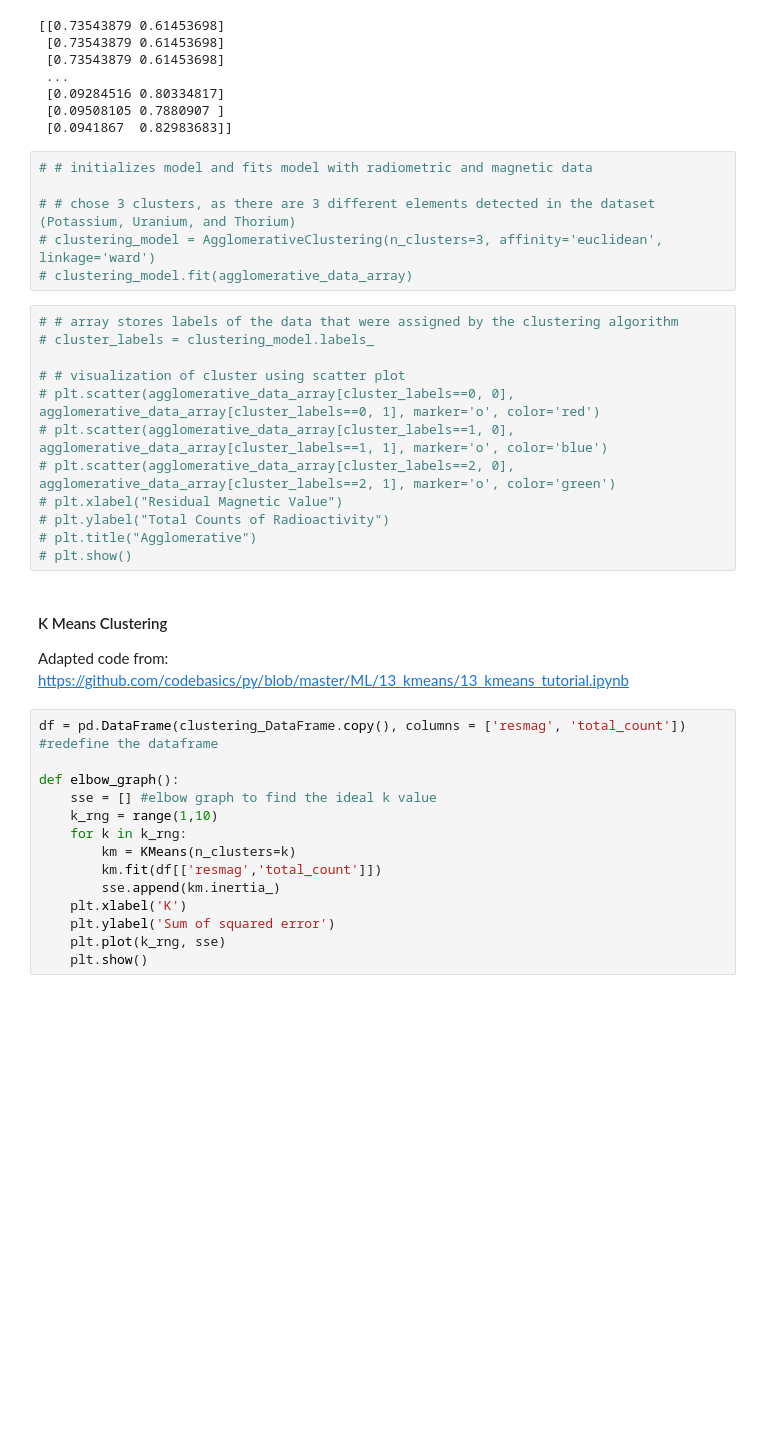
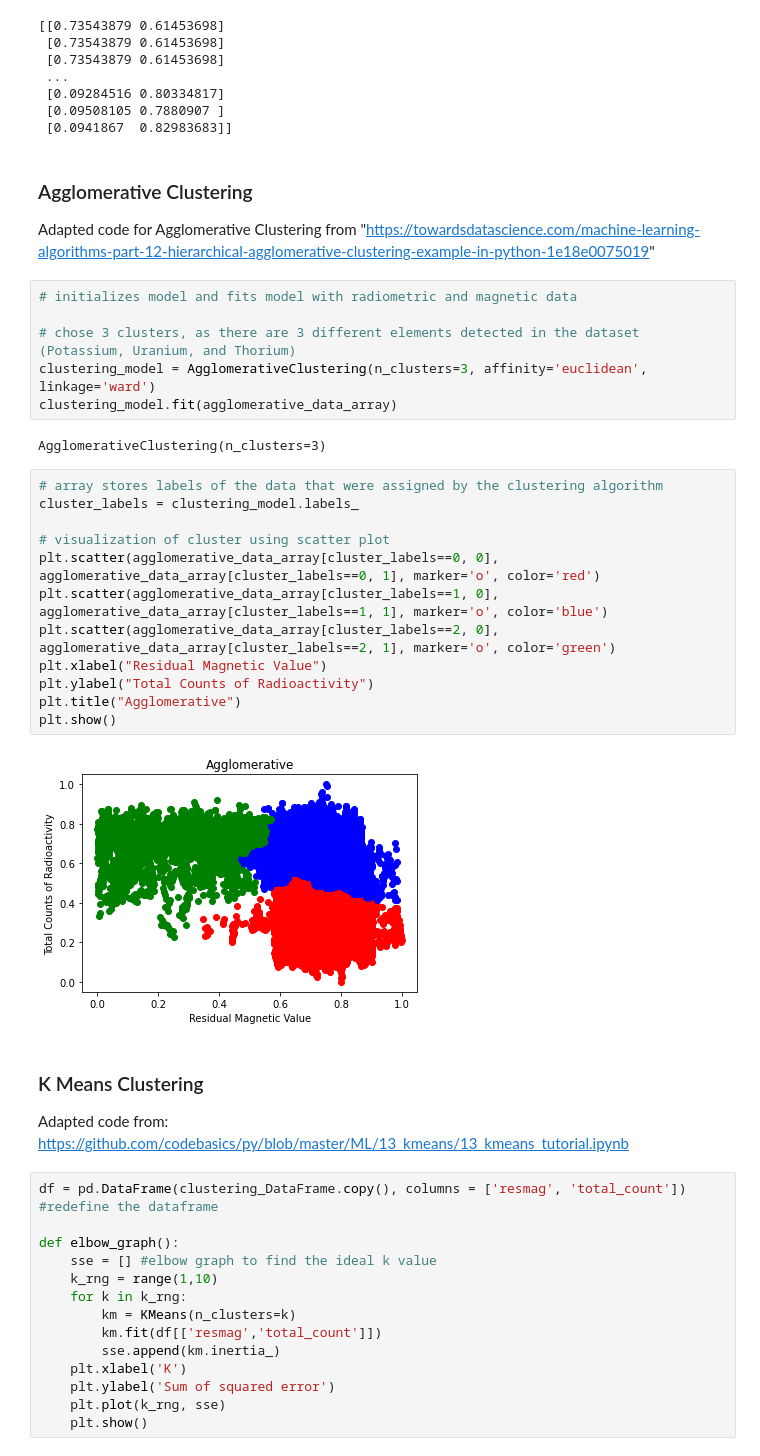
Before and after one commit to malbert131/FRI_Group_4_Project, a Jupyter notebook: main.ipynb, the cells around one changed output. Saved outputs shown, nothing was run; the diff lists cells and outputs as text; blank space fills up the shorter version.

```diff
--- a/main.ipynb
+++ b/main.ipynb
@@ -288,26 +293,34 @@ print(agglomerative_data_array)
  [0.09284516 0.80334817]
  [0.09508105 0.7880907 ]
  [0.0941867  0.82983683]]
+# %% [markdown]
+### Agglomerative Clustering
+
+Adapted code for Agglomerative Clustering from "https://towardsdatascience.com/machine-learning-algorithms-part-12-hierarchical-agglomerative-clustering-example-in-python-1e18e0075019"
 # %%
-# # initializes model and fits model with radiometric and magnetic data
+# initializes model and fits model with radiometric and magnetic data
 
-# # chose 3 clusters, as there are 3 different elements detected in the dataset (Potassium, Uranium, and Thorium)
-# clustering_model = AgglomerativeClustering(n_clusters=3, affinity='euclidean', linkage='ward')
-# clustering_model.fit(agglomerative_data_array)
+# chose 3 clusters, as there are 3 different elements detected in the dataset (Potassium, Uranium, and Thorium)
+clustering_model = AgglomerativeClustering(n_clusters=3, affinity='euclidean', linkage='ward')
+clustering_model.fit(agglomerative_data_array)
+# %% [output]
+AgglomerativeClustering(n_clusters=3)
 # %%
-# # array stores labels of the data that were assigned by the clustering algorithm
-# cluster_labels = clustering_model.labels_
+# array stores labels of the data that were assigned by the clustering algorithm
+cluster_labels = clustering_model.labels_
 
-# # visualization of cluster using scatter plot
-# plt.scatter(agglomerative_data_array[cluster_labels==0, 0], agglomerative_data_array[cluster_labels==0, 1], marker='o', color='red')
-# plt.scatter(agglomerative_data_array[cluster_labels==1, 0], agglomerative_data_array[cluster_labels==1, 1], marker='o', color='blue')
-# plt.scatter(agglomerative_data_array[cluster_labels==2, 0], agglomerative_data_array[cluster_labels==2, 1], marker='o', color='green')
-# plt.xlabel("Residual Magnetic Value")
-# plt.ylabel("Total Counts of Radioactivity")
-# plt.title("Agglomerative")
-# plt.show()
+# visualization of cluster using scatter plot
+plt.scatter(agglomerative_data_array[cluster_labels==0, 0], agglomerative_data_array[cluster_labels==0, 1], marker='o', color='red')
+plt.scatter(agglomerative_data_array[cluster_labels==1, 0], agglomerative_data_array[cluster_labels==1, 1], marker='o', color='blue')
+plt.scatter(agglomerative_data_array[cluster_labels==2, 0], agglomerative_data_array[cluster_labels==2, 1], marker='o', color='green')
+plt.xlabel("Residual Magnetic Value")
+plt.ylabel("Total Counts of Radioactivity")
+plt.title("Agglomerative")
+plt.show()
+# %% [output]
+[figure, added]
 # %% [markdown]
-#### K Means Clustering
+### K Means Clustering
 Adapted code from: https://github.com/codebasics/py/blob/master/ML/13_kmeans/13_kmeans_tutorial.ipynb
 # %%
 df = pd.DataFrame(clustering_DataFrame.copy(), columns = ['resmag', 'total_count']) #redefine the dataframe
```
Also changed, not shown: parts of 53 cells of this notebook.
